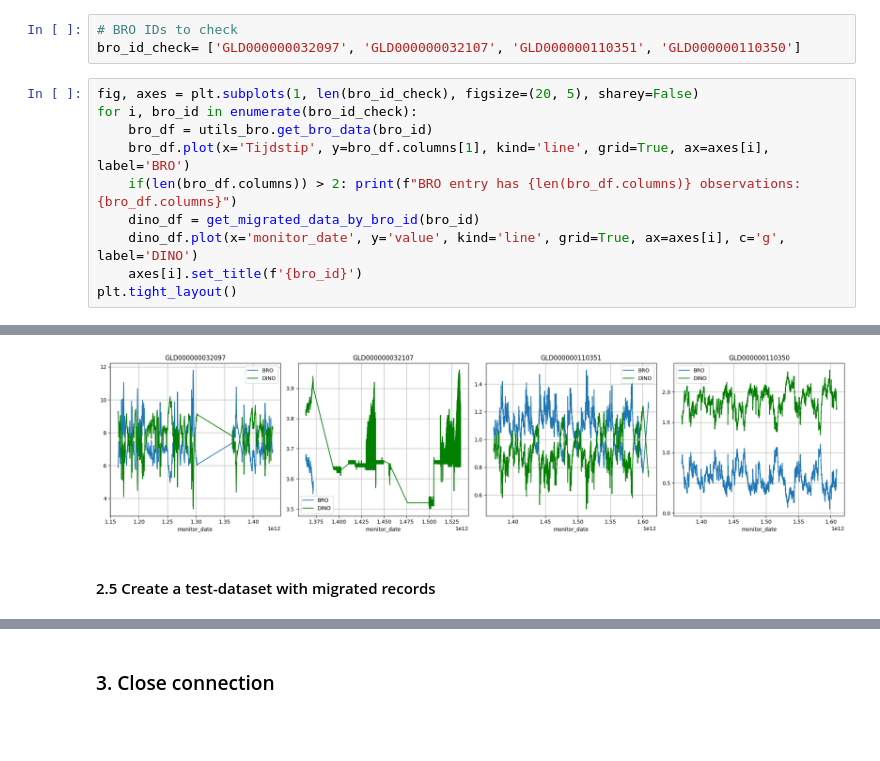
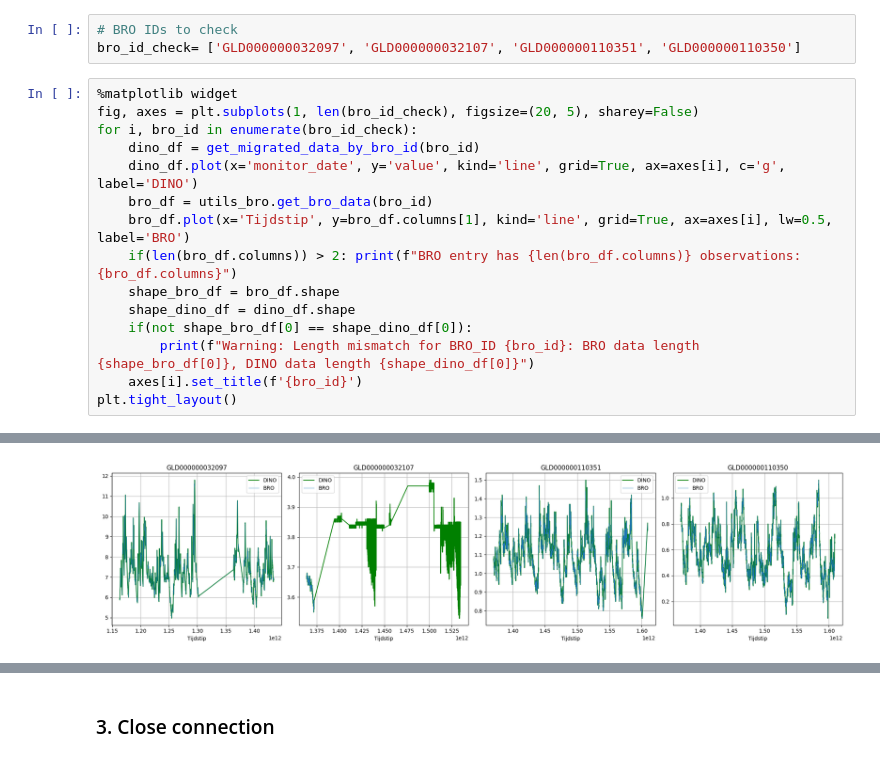
Before and after one commit to luisaforozco/exploration_gw_time_series, a Jupyter notebook: notebooks/dino_query.ipynb, the cells around one changed output, grey strips where cells are left out. Cells and saved outputs as stored; diff of their text form; blank space fills up the shorter version.

```diff
--- a/notebooks/dino_query.ipynb
+++ b/notebooks/dino_query.ipynb
@@ -294,13 +346,18 @@ import matplotlib.pyplot as plt
 # BRO IDs to check
 bro_id_check= ['GLD000000032097', 'GLD000000032107', 'GLD000000110351', 'GLD000000110350']
 # %%
+%matplotlib widget
 fig, axes = plt.subplots(1, len(bro_id_check), figsize=(20, 5), sharey=False)
 for i, bro_id in enumerate(bro_id_check):
-    bro_df = utils_bro.get_bro_data(bro_id)
-    bro_df.plot(x='Tijdstip', y=bro_df.columns[1], kind='line', grid=True, ax=axes[i], label='BRO')
-    if(len(bro_df.columns)) > 2: print(f"BRO entry has {len(bro_df.columns)} observations: {bro_df.columns}")
     dino_df = get_migrated_data_by_bro_id(bro_id)
     dino_df.plot(x='monitor_date', y='value', kind='line', grid=True, ax=axes[i], c='g', label='DINO')
+    bro_df = utils_bro.get_bro_data(bro_id)
+    bro_df.plot(x='Tijdstip', y=bro_df.columns[1], kind='line', grid=True, ax=axes[i], lw=0.5, label='BRO')
+    if(len(bro_df.columns)) > 2: print(f"BRO entry has {len(bro_df.columns)} observations: {bro_df.columns}")
+    shape_bro_df = bro_df.shape
+    shape_dino_df = dino_df.shape
+    if(not shape_bro_df[0] == shape_dino_df[0]):
+        print(f"Warning: Length mismatch for BRO_ID {bro_id}: BRO data length {shape_bro_df[0]}, DINO data length {shape_dino_df[0]}")
     axes[i].set_title(f'{bro_id}')
 plt.tight_layout()
 # %% [output]
@@ -307,4 +366,2 @@ plt.tight_layout()
-[figure, old version]
+[figure, new version]
-# %% [markdown]
-#### 2.5 Create a test-dataset with migrated records
 # %%
```
Also changed, not shown: parts of 16 cells of this notebook, 2 other files.
